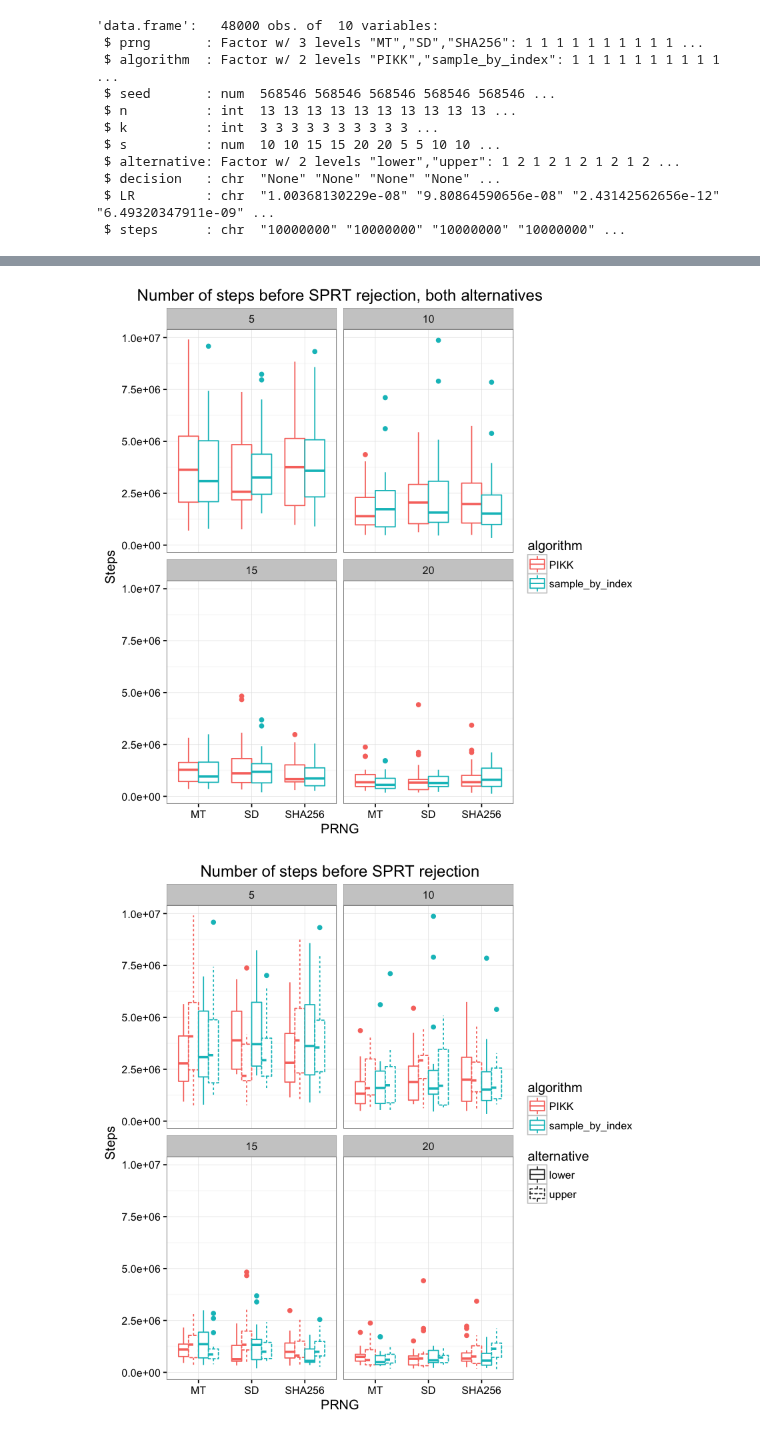
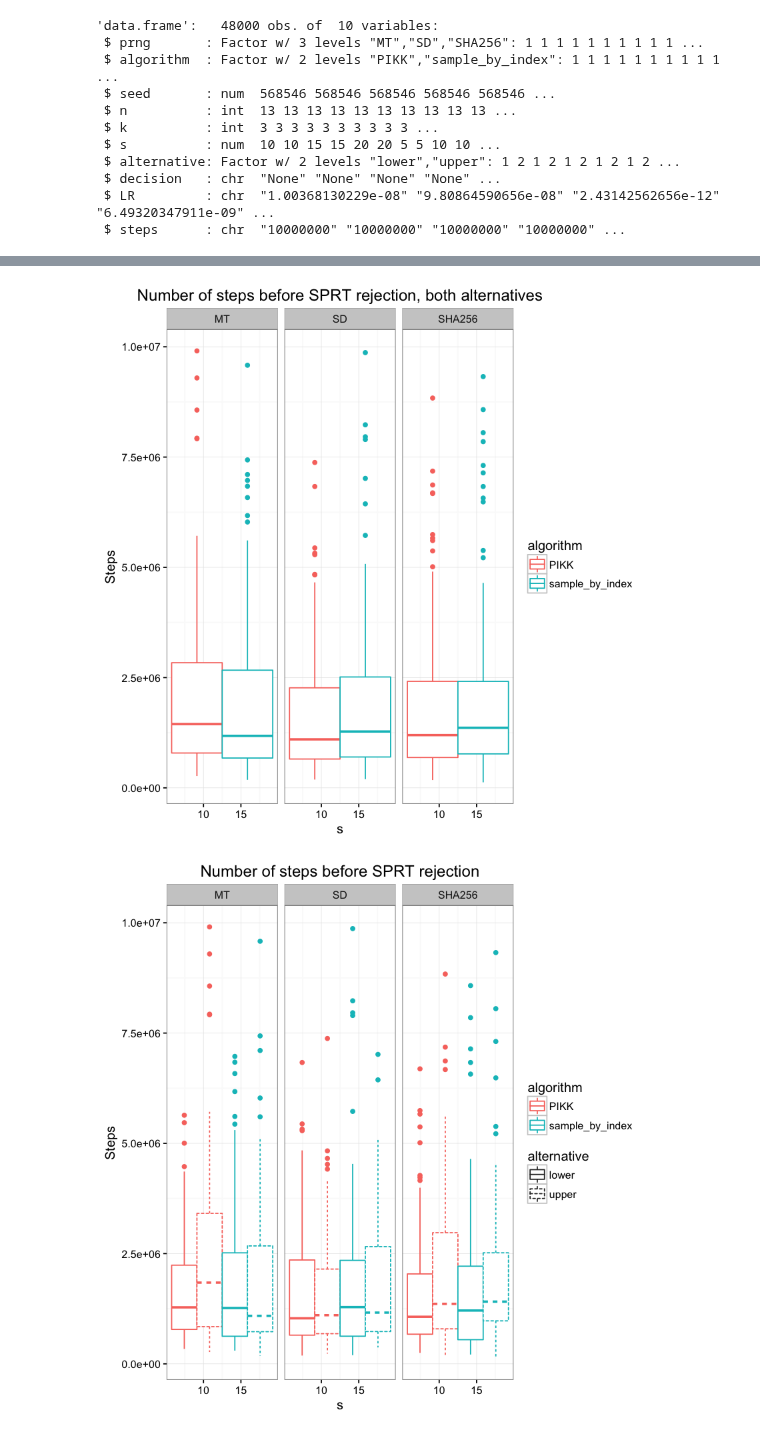
Before and after one commit to kellieotto/prngs-and-permutations, a Jupyter notebook: Code/SPRT/results/multinomial_results.ipynb, the cells around one changed output, grey strips where cells are left out. Drawn from its saved outputs; the diff is of its cells as text; code cells hidden in the pictures.

```diff
--- a/Code/SPRT/results/multinomial_results.ipynb
+++ b/Code/SPRT/results/multinomial_results.ipynb
@@ -114,26 +114,26 @@ ggplot(res2, aes(x = s, y = Rejection_rate, color = alternative, linetype = algo
 rejects <- res %>% filter(decision != "None")
 # %%
 rejects %>%
-    ggplot(aes(x = prng, y= as.numeric(steps), color = algorithm)) +
+    ggplot(aes(x = s, y= as.numeric(steps), color = algorithm)) +
     geom_boxplot() +
-    facet_wrap(~s, ncol=2) +
-    xlab("PRNG") +
+    facet_wrap(~prng) +
+    xlab("s") +
     ylab("Steps") +
     ggtitle("Number of steps before SPRT rejection, both alternatives") +
     theme_bw()
 # %% [output]
-[figure, old version]
+[figure, new version]
 # %%
 rejects %>%
-    ggplot(aes(x = prng, y= as.numeric(steps), color = algorithm, linetype = alternative)) +
+    ggplot(aes(x = s, y= as.numeric(steps), color = algorithm, linetype = alternative)) +
     geom_boxplot() +
-    facet_wrap(~s, ncol=2) +
-    xlab("PRNG") +
+    facet_wrap(~prng) +
+    xlab("s") +
     ylab("Steps") +
     ggtitle("Number of steps before SPRT rejection") +
     theme_bw()
 # %% [output]
-[figure, old version]
+[figure, new version]
 # %%
 rejects %>% group_by(prng, algorithm, s, alternative) %>%
     mutate(steps = as.numeric(steps)) %>%
```
Also changed, not shown: parts of 1 cell of this notebook, 1 other file.
